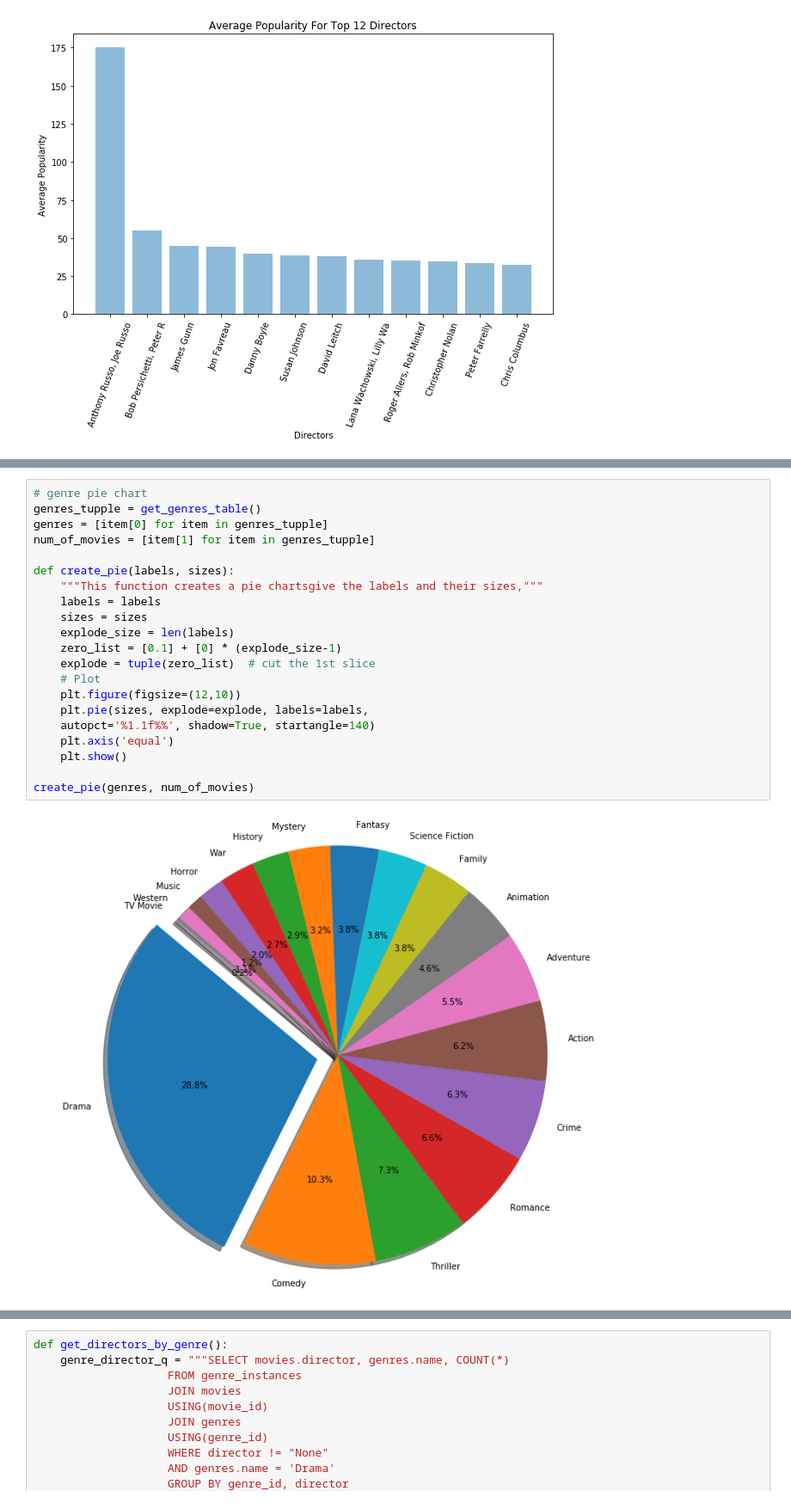
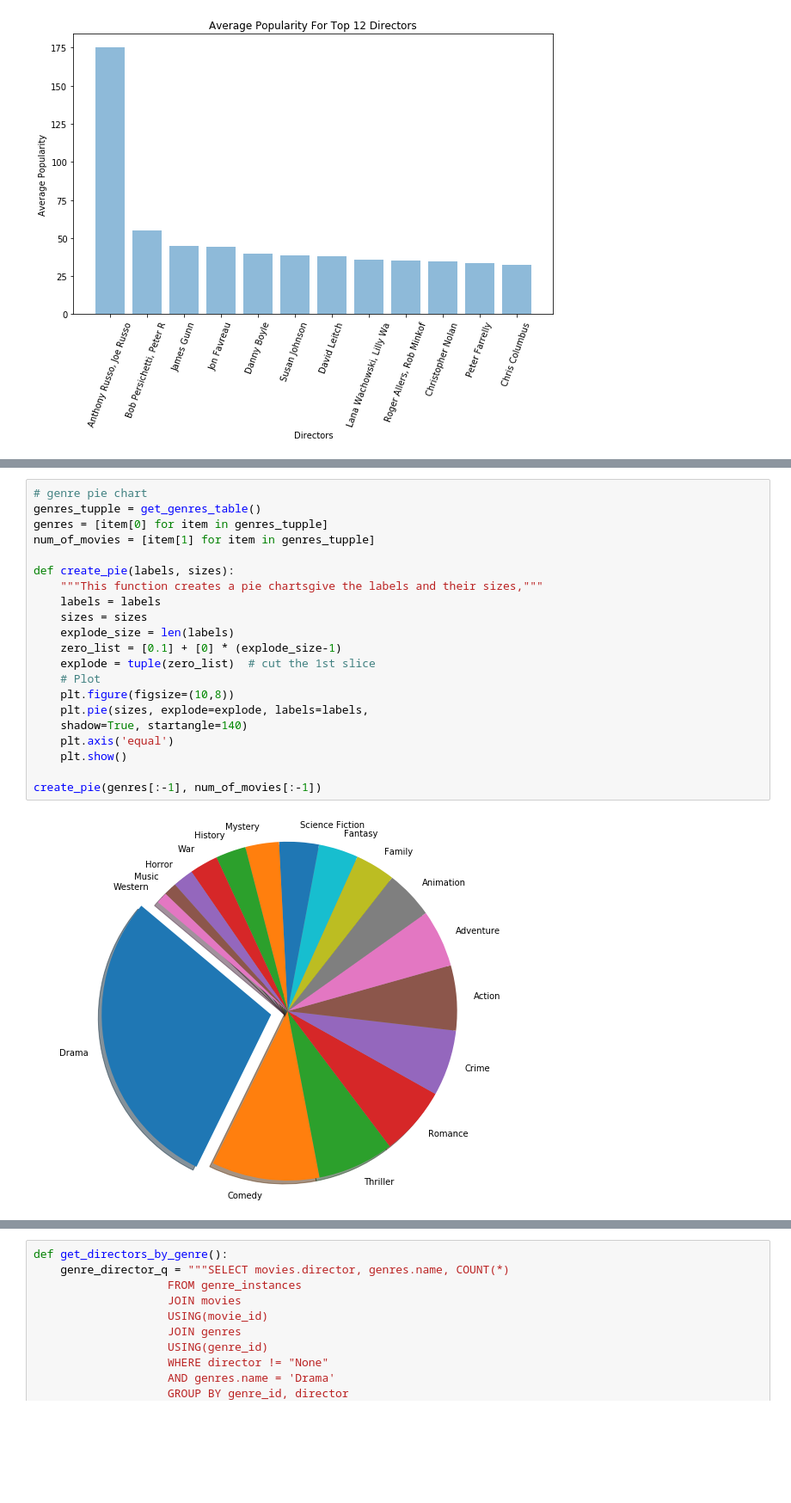
Before and after one commit to Rsaphra/Blockbusters_project, a Jupyter notebook: queries.ipynb, the cells around one changed output, grey strips where cells are left out. Shown at 86% size. Saved outputs shown, nothing was run; the diff lists cells and outputs as text; blank space fills up the shorter version.

```diff
--- a/queries.ipynb
+++ b/queries.ipynb
@@ -339,25 +339,25 @@ bar_chart(director, rev,
 # %%
 # genre pie chart
 genres_tupple = get_genres_table()
 genres = [item[0] for item in genres_tupple]
 num_of_movies = [item[1] for item in genres_tupple]
 
 def create_pie(labels, sizes):
     """This function creates a pie chartsgive the labels and their sizes,"""
     labels = labels
     sizes = sizes
     explode_size = len(labels)
     zero_list = [0.1] + [0] * (explode_size-1)
     explode = tuple(zero_list)  # cut the 1st slice
     # Plot
-    plt.figure(figsize=(12,10))
+    plt.figure(figsize=(10,8))
     plt.pie(sizes, explode=explode, labels=labels,
-    autopct='%1.1f%%', shadow=True, startangle=140)
+    shadow=True, startangle=140)
     plt.axis('equal')
     plt.show()
 
-create_pie(genres, num_of_movies)
+create_pie(genres[:-1], num_of_movies[:-1])
 # %% [output]
-[figure, old version]
+[figure, new version]
 # %%
 import numpy as np
```
Also changed, not shown: parts of 7 cells of this notebook, 10 other files.
